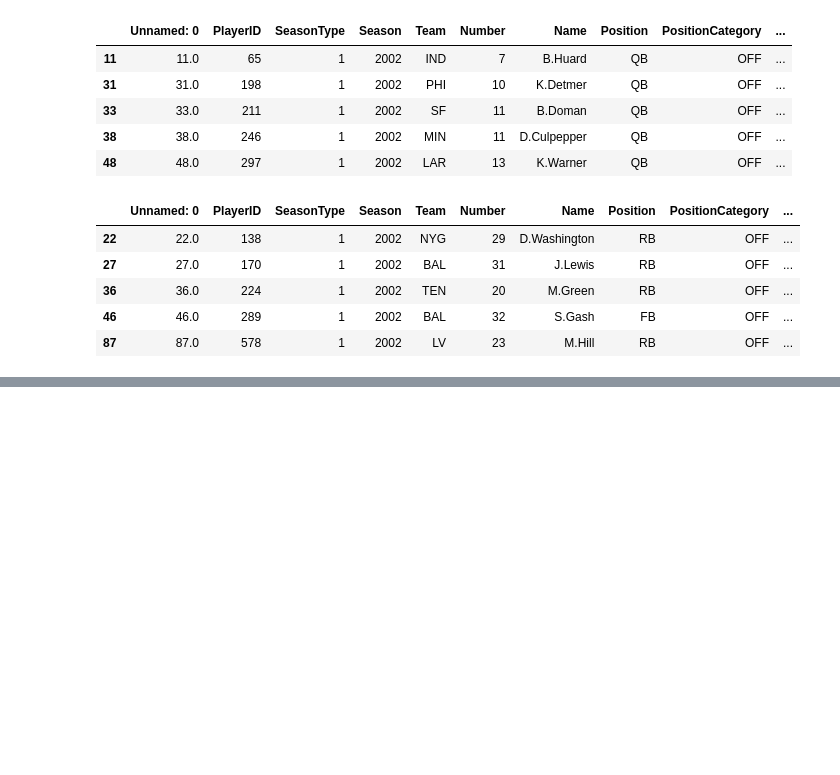
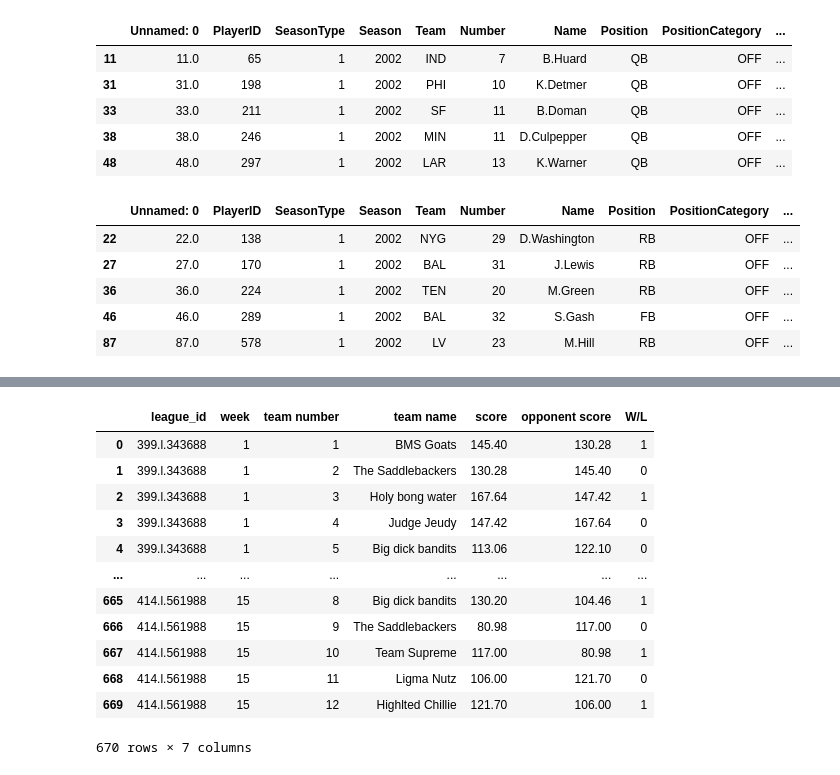
Before and after one commit to ffb-optimal-draft/ffb-draft-strategy, a Jupyter notebook: ian_explore.ipynb, the cells around one changed output, grey strips where cells are left out. Saved outputs shown, nothing was run; the diff lists cells and outputs as text; code cells hidden in the pictures; blank space fills up the shorter version.

```diff
--- a/ian_explore.ipynb
+++ b/ian_explore.ipynb
@@ -210,0 +470,22 @@ week_data
+# %%
+for i in range(1,16):
+    team_name = []
+    scores = []
+    week = []
+    team_num = []
+    num = 0
+    for key in data['414.l.561988']['420 League'][f'Week_{i}']:
+        for name in data['414.l.561988']['420 League'][f'Week_{i}'][key]:
+            num += 1
+            team_num.append(num)
+            week.append(i)
+            team_name.append(name)
+            scores.append(data['414.l.561988']['420 League'][f'Week_{i}'][key][name])
+
+    df1 = pd.DataFrame({'league_id':'414.l.561988','week':i,'team number':team_num,
+                  'team name':team_name,'score':scores})
+    df = df.append(df1)
+# %%
+df = df.reset_index(drop=True)
+# %%
+df['score'] = df['score'].astype(float)
@@ -210,0 +507,34 @@ week_data
+# %%
+opp_score = []
+win_loss = []
+for i in range(len(df)):
+    if i % 2 == 0:
+        opp_score.append(df.loc[(i+1), 'score'])
+    else:
+        opp_score.append(df.loc[(i-1), 'score'])
+
+    if df.loc[i, 'score'] > opp_score[i]:
+        win_loss.append(1)
+    else:
+        win_loss.append(0)
+
+df['opponent score'] = opp_score
+df['W/L'] = win_loss
+
+df['opponent score'] = df['opponent score'].astype(float)
+# %%
+df
+# %% [output]
+|  | league_id | week | team number | team name | score | opponent score | W/L |
+| 0 | 399.l.343688 | 1 | 1 | BMS Goats | 145.40 | 130.28 | 1 |
+| 1 | 399.l.343688 | 1 | 2 | The Saddlebackers | 130.28 | 145.40 | 0 |
+| 2 | 399.l.343688 | 1 | 3 | Holy bong water | 167.64 | 147.42 | 1 |
+| 3 | 399.l.343688 | 1 | 4 | Judge Jeudy | 147.42 | 167.64 | 0 |
+| 4 | 399.l.343688 | 1 | 5 | Big dick bandits | 113.06 | 122.10 | 0 |
+| ... | ... | ... | ... | ... | ... | ... | ... |
+| 665 | 414.l.561988 | 15 | 8 | Big dick bandits | 130.20 | 104.46 | 1 |
+| 666 | 414.l.561988 | 15 | 9 | The Saddlebackers | 80.98 | 117.00 | 0 |
+| 667 | 414.l.561988 | 15 | 10 | Team Supreme | 117.00 | 80.98 | 1 |
+| 668 | 414.l.561988 | 15 | 11 | Ligma Nutz | 106.00 | 121.70 | 0 |
+| 669 | 414.l.561988 | 15 | 12 | Highlted Chillie | 121.70 | 106.00 | 1 |
+670 rows × 7 columns
```
Also changed, not shown: parts of 40 cells of this notebook, 4 other files.
